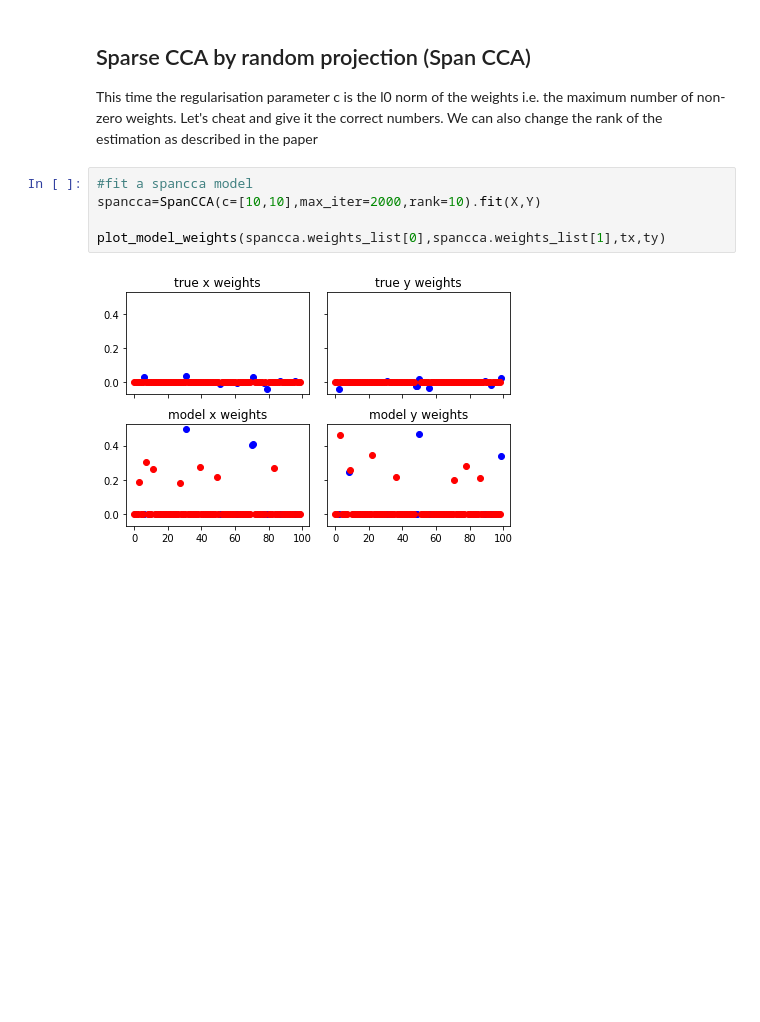
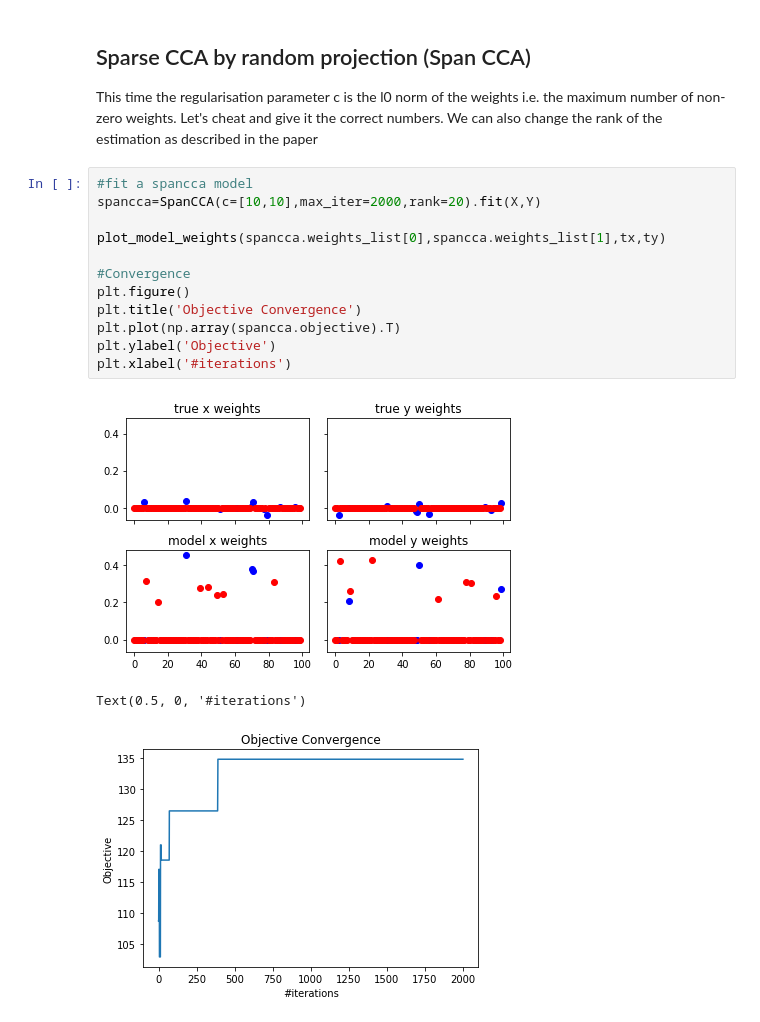
Before and after one commit to jameschapman19/cca_zoo, a Jupyter notebook: cca_zoo_sparsity.ipynb, the cells around one changed output. Cells and saved outputs as stored; diff of their text form; blank space fills up the shorter version.

```diff
--- a/cca_zoo_sparsity.ipynb
+++ b/cca_zoo_sparsity.ipynb
@@ -177,8 +226,17 @@ plot_model_weights(scca_admm.weights_list[0],scca_admm.weights_list[1],tx,ty)
 This time the regularisation parameter c is the l0 norm of the weights i.e. the maximum number of non-zero weights. Let's cheat and give it the correct numbers. We can also change the rank of the estimation as described in the paper
 # %%
 #fit a spancca model
-spancca=SpanCCA(c=[10,10],max_iter=2000,rank=10).fit(X,Y)
+spancca=SpanCCA(c=[10,10],max_iter=2000,rank=20).fit(X,Y)
 
 plot_model_weights(spancca.weights_list[0],spancca.weights_list[1],tx,ty)
+
+#Convergence
+plt.figure()
+plt.title('Objective Convergence')
+plt.plot(np.array(spancca.objective).T)
+plt.ylabel('Objective')
+plt.xlabel('#iterations')
 # %% [output]
-[figure, old version]
+[figure, new version]
+Text(0.5, 0, '#iterations')
+[figure, added]
```
Also changed, not shown: parts of 6 cells of this notebook.
